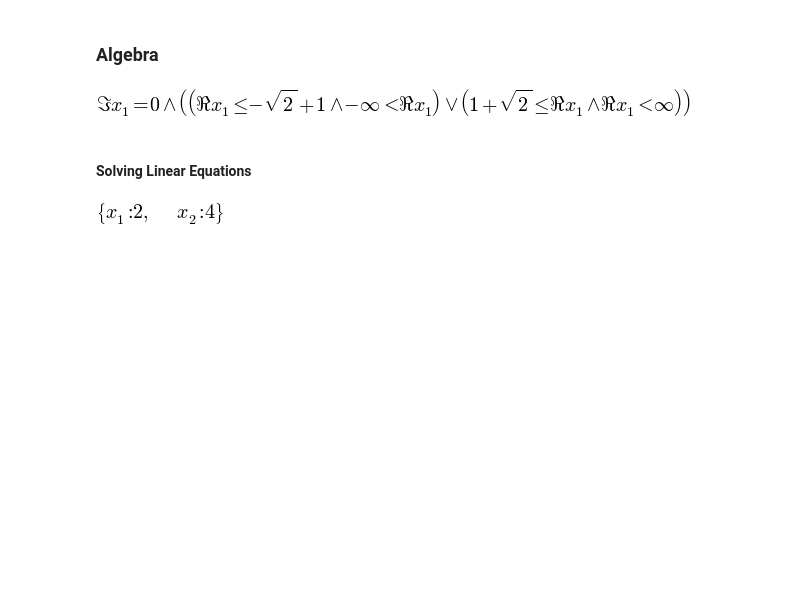
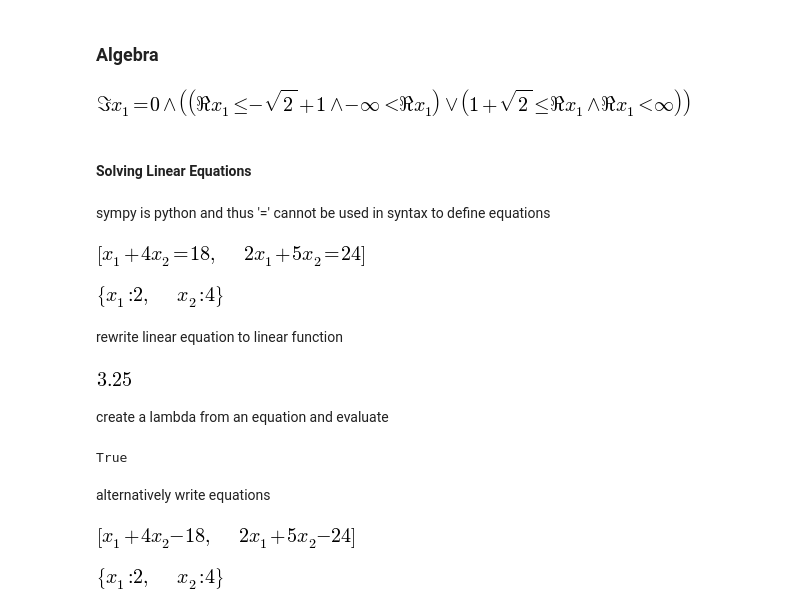
Before and after one commit to RawIron/data-hacks, a Jupyter notebook: symbolic_math.ipynb, the cells around one changed output. Saved outputs shown, nothing was run; the diff lists cells and outputs as text; code cells hidden in the pictures; blank space fills up the shorter version.

Commit message:
more linear equations

```diff
--- a/symbolic_math.ipynb
+++ b/symbolic_math.ipynb
@@ -118,7 +117,46 @@ solve(eq, x1)
 [figure]
 # %% [markdown]
 #### Solving Linear Equations
+# %% [markdown]
+sympy is python and thus '=' cannot be used in syntax to define equations
+# %%
+eq1 = Eq(x1 + 4*x2, 18)
+eq2 = Eq(2*x1 + 5*x2, 24)
+
+eq = [eq1, eq2]
+eq
+# %% [output]
+[figure, added]
+# %%
+solve(eq)
+# %% [output]
+[figure, added]
+# %% [markdown]
+rewrite linear equation to linear function
+# %%
+lf = solve(eq1, x2)
+lf = lambdify(x1, s[0])
+lf(5)
+# %% [output]
+[figure, added]
+# %% [markdown]
+create a lambda from an equation and evaluate
+# %%
+eq_l = lambdify((x1, x2) , eq1)
+eq_l(2, 4)
+# %% [output]
+True
+# %% [markdown]
+alternatively write equations
 # %%
-solve((x1 + 4*x2 - 18, 2*x1 + 5 * x2 - 24), x1, x2)
+eq_f1 = x1 + 4*x2 - 18
+eq_f2 = 2*x1 + 5*x2 -24
+
+eq_f = [eq_f1, eq_f2]
+eq_f
 # %% [output]
-[figure, old version]
+[figure, new version]
+# %%
+solve(eq_f)
+# %% [output]
+[figure, added]
```
Also changed, not shown: parts of 2 cells of this notebook.
